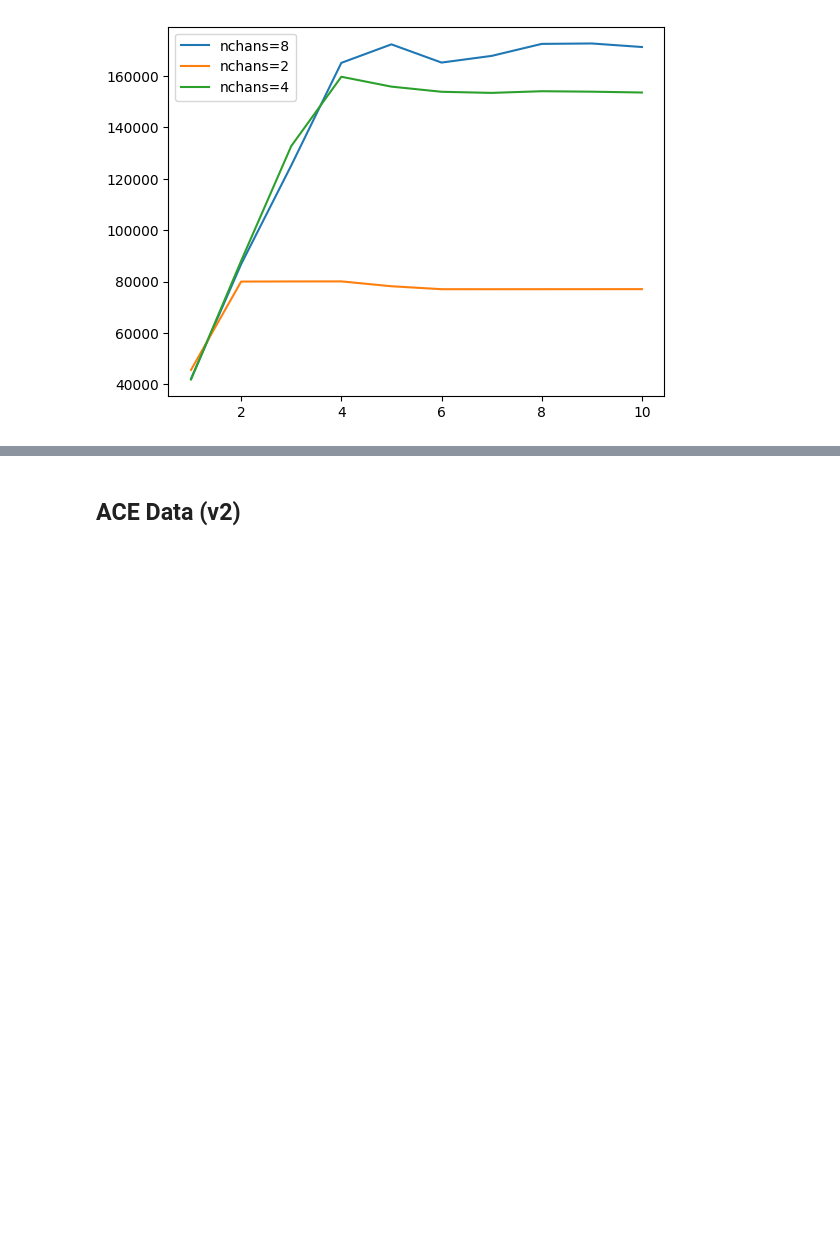
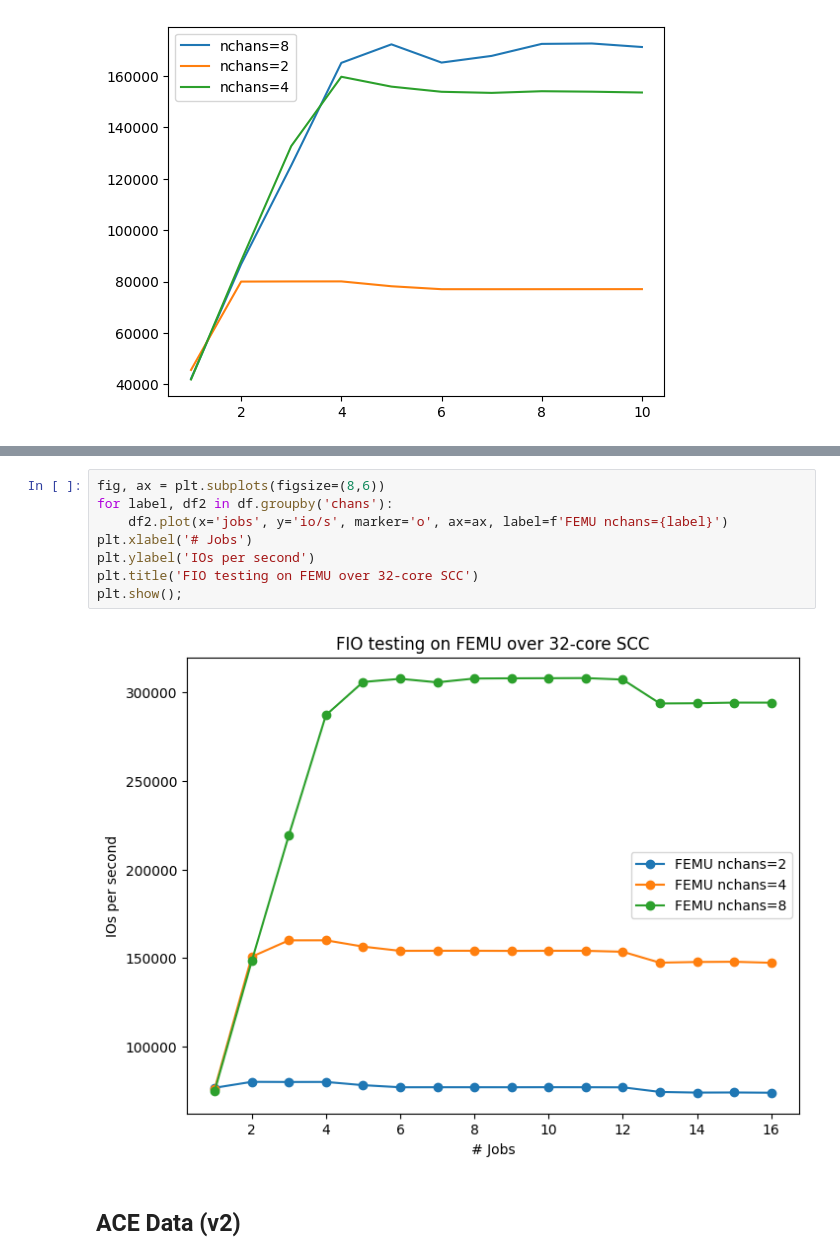
Before and after one commit to uenot/cs561-fproj-data, a Jupyter notebook: analysis.ipynb, the cells around one changed output, grey strips where cells are left out. Cells and saved outputs as stored; diff of their text form; blank space fills up the shorter version.

```diff
--- a/analysis.ipynb
+++ b/analysis.ipynb
@@ -96,3 +251,13 @@ plt.legend()
+# %%
+fig, ax = plt.subplots(figsize=(8,6))
+for label, df2 in df.groupby('chans'):
+    df2.plot(x='jobs', y='io/s', marker='o', ax=ax, label=f'FEMU nchans={label}')
+plt.xlabel('# Jobs')
+plt.ylabel('IOs per second')
+plt.title('FIO testing on FEMU over 32-core SCC')
+plt.show();
+# %% [output]
+[figure, added]
 # %% [markdown]
 ## ACE Data (v2)
 # %%
```
Also changed, not shown: parts of 6 cells of this notebook.
